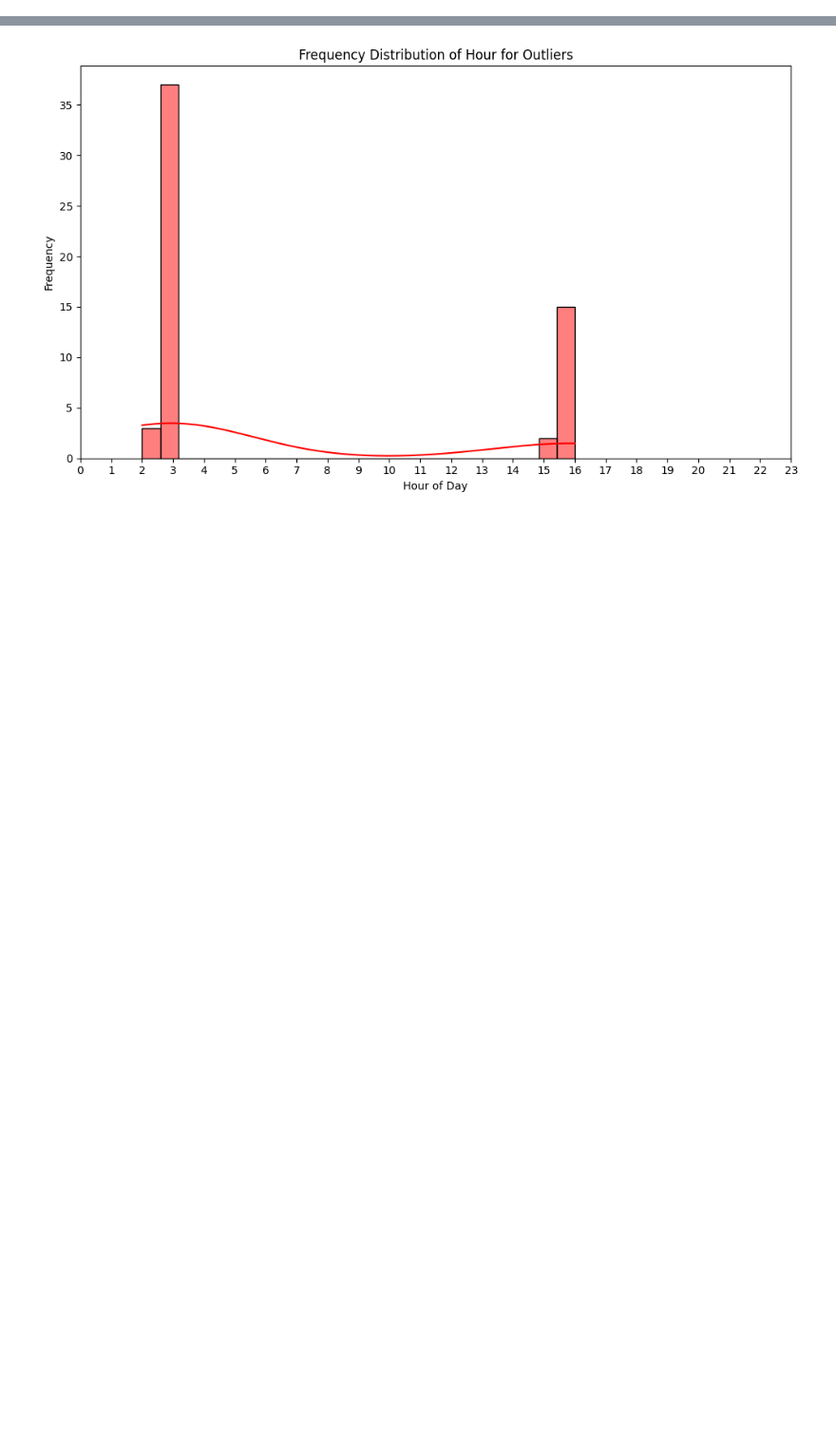
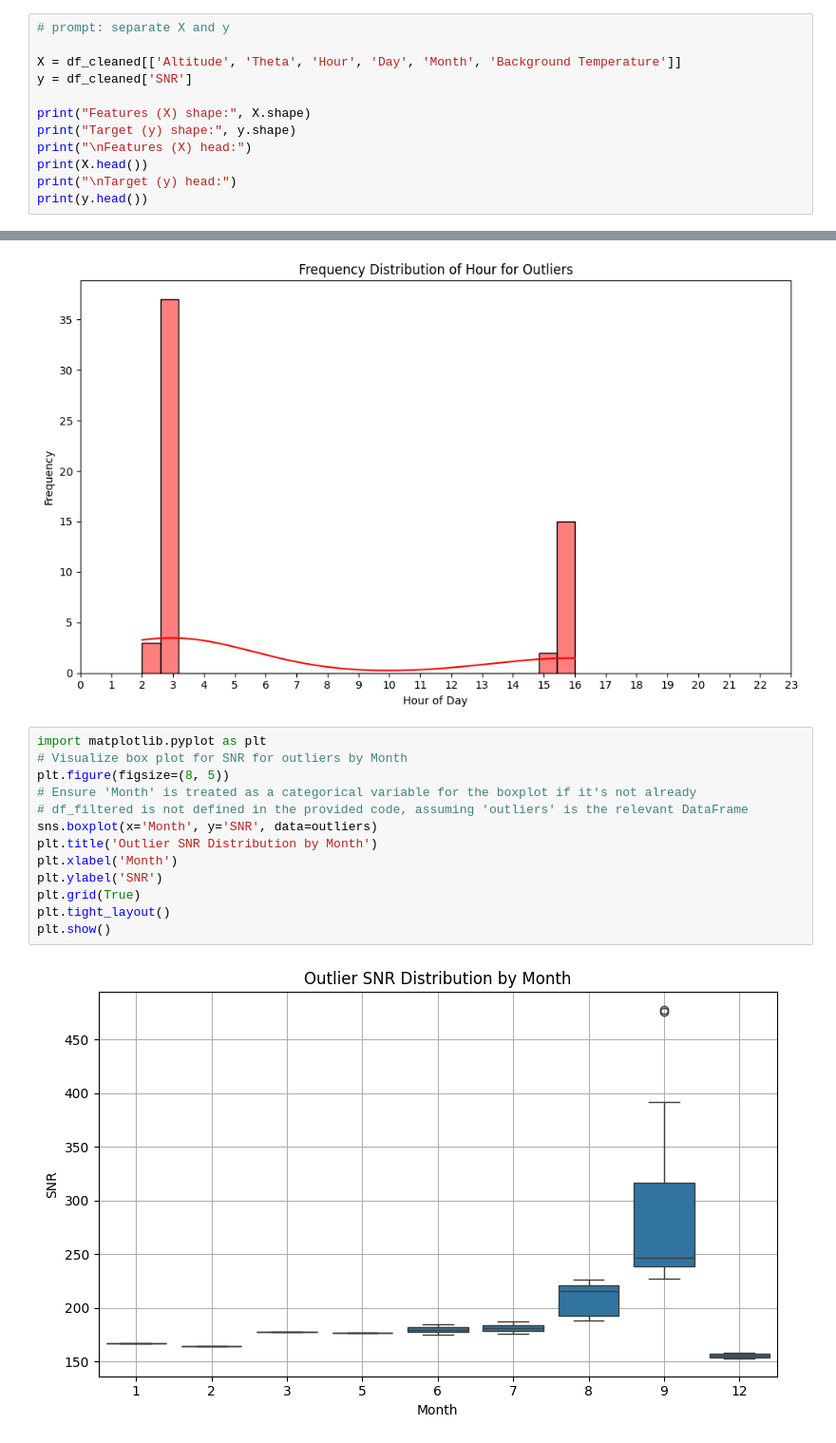
Before and after one commit to FaridRash/IGNIS, a Jupyter notebook: MA_SNR_Visualization_ML.ipynb, the cells around one changed output, grey strips where cells are left out. Shown at 95% size. Saved outputs shown, nothing was run; the diff lists cells and outputs as text; blank space fills up the shorter version.

```diff
--- a/MA_SNR_Visualization_ML.ipynb
+++ b/MA_SNR_Visualization_ML.ipynb
@@ -224,3 +231,15 @@ Index of missing data in column 'SNR':
 [350]
 # %%
 df_cleaned = df.dropna()
+# %%
+# prompt: separate X and y
+
+X = df_cleaned[['Altitude', 'Theta', 'Hour', 'Day', 'Month', 'Background Temperature']]
+y = df_cleaned['SNR']
+
+print("Features (X) shape:", X.shape)
+print("Target (y) shape:", y.shape)
+print("\nFeatures (X) head:")
+print(X.head())
+print("\nTarget (y) head:")
+print(y.head())
@@ -453,3 +491,18 @@ plt.tight_layout()
 plt.show()
 # %% [output]
 [figure]
+# %%
+import matplotlib.pyplot as plt
+# Visualize box plot for SNR for outliers by Month
+plt.figure(figsize=(8, 5))
+# Ensure 'Month' is treated as a categorical variable for the boxplot if it's not already
+# df_filtered is not defined in the provided code, assuming 'outliers' is the relevant DataFrame
+sns.boxplot(x='Month', y='SNR', data=outliers)
+plt.title('Outlier SNR Distribution by Month')
+plt.xlabel('Month')
+plt.ylabel('SNR')
+plt.grid(True)
+plt.tight_layout()
+plt.show()
+# %% [output]
+[figure, added]
```
Also changed, not shown: parts of 7 cells of this notebook.
